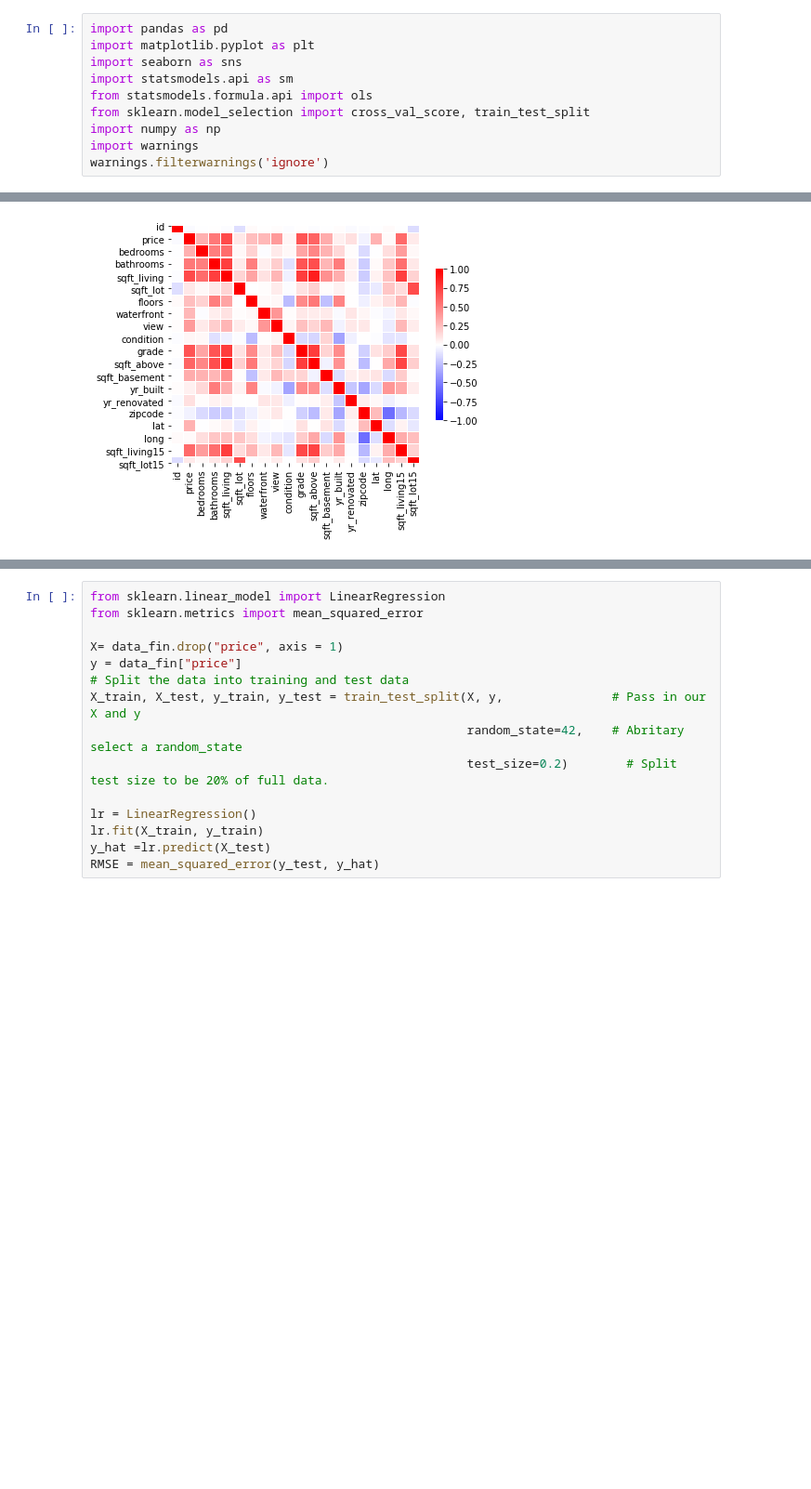
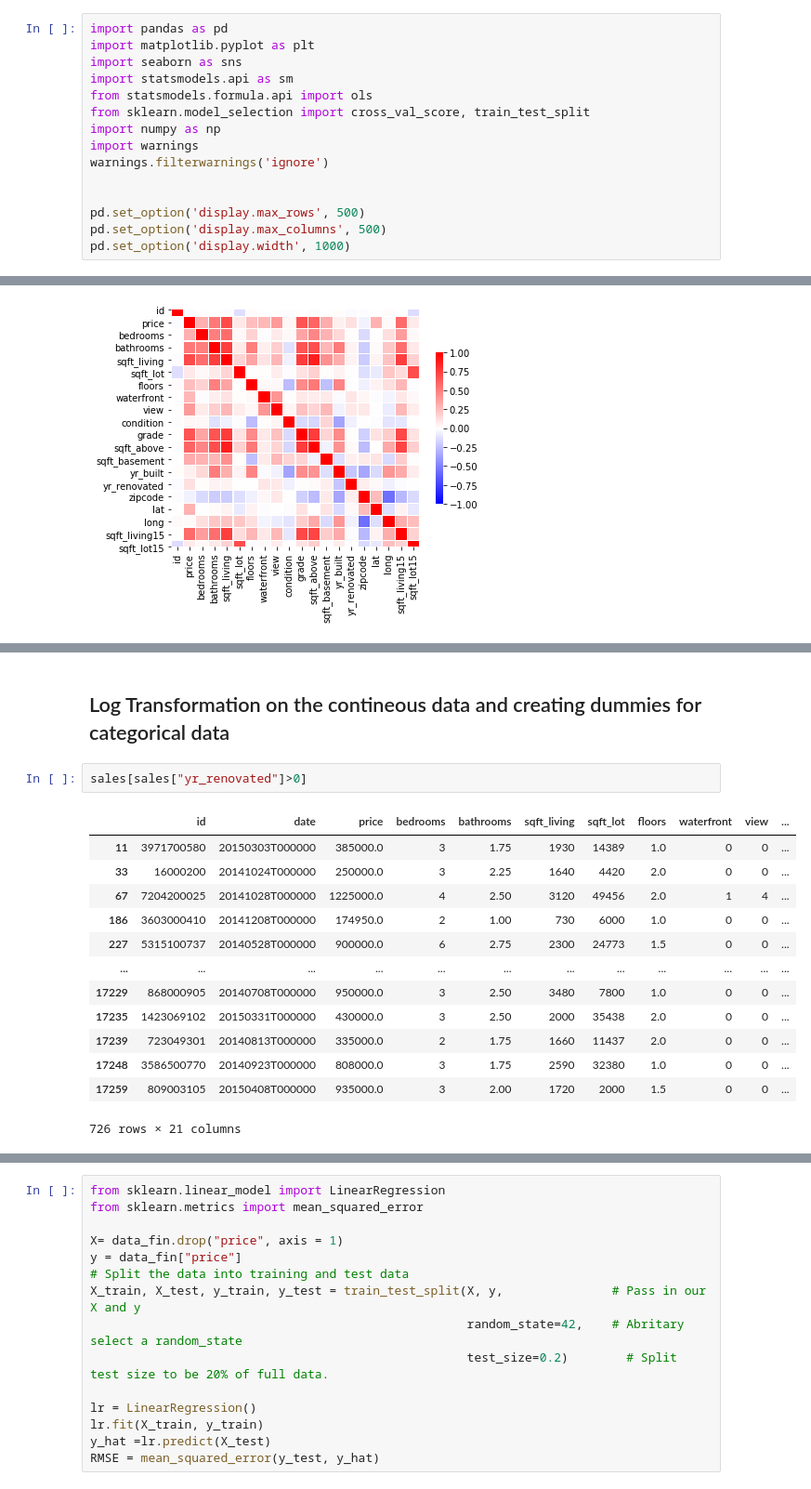
Before and after one commit to dorjeys3/King_County_Real_Estate, a Jupyter notebook: Book 2.ipynb, the cells around one changed output, grey strips where cells are left out. Shown: that part at 93% size. Saved outputs shown, nothing was run; the diff lists cells and outputs as text; blank space fills up the shorter version.

```diff
--- a/Book 2.ipynb
+++ b/Book 2.ipynb
@@ -8,6 +8,11 @@ from sklearn.model_selection import cross_val_score, train_test_split
 import numpy as np
 import warnings
 warnings.filterwarnings('ignore')
+
+
+pd.set_option('display.max_rows', 500)
+pd.set_option('display.max_columns', 500)
+pd.set_option('display.width', 1000)
 # %%
 sales = pd.read_csv("kc_house_data_train.csv", index_col = 0)
 holdout = pd.read_csv("kc_house_data_test_features.csv", index_col = 0)
@@ -122,0 +107,18 @@ data_log.hist(figsize  = [6, 6]);
+# %% [markdown]
+## Log Transformation on the contineous data and creating dummies for categorical data
+# %%
+sales[sales["yr_renovated"]>0]
+# %% [output]
+|  | id | date | price | bedrooms | bathrooms | sqft_living | sqft_lot | floors | waterfront | view | ... |
+| 11 | 3971700580 | 20150303T000000 | 385000.0 | 3 | 1.75 | 1930 | 14389 | 1.0 | 0 | 0 | ... |
+| 33 | 16000200 | 20141024T000000 | 250000.0 | 3 | 2.25 | 1640 | 4420 | 2.0 | 0 | 0 | ... |
+| 67 | 7204200025 | 20141028T000000 | 1225000.0 | 4 | 2.50 | 3120 | 49456 | 2.0 | 1 | 4 | ... |
+| 186 | 3603000410 | 20141208T000000 | 174950.0 | 2 | 1.00 | 730 | 6000 | 1.0 | 0 | 0 | ... |
+| 227 | 5315100737 | 20140528T000000 | 900000.0 | 6 | 2.75 | 2300 | 24773 | 1.5 | 0 | 0 | ... |
+| ... | ... | ... | ... | ... | ... | ... | ... | ... | ... | ... | ... |
+| 17229 | 868000905 | 20140708T000000 | 950000.0 | 3 | 2.50 | 3480 | 7800 | 1.0 | 0 | 0 | ... |
+| 17235 | 1423069102 | 20150331T000000 | 430000.0 | 3 | 2.50 | 2000 | 35438 | 2.0 | 0 | 0 | ... |
+| 17239 | 723049301 | 20140813T000000 | 335000.0 | 2 | 1.75 | 1660 | 11437 | 2.0 | 0 | 0 | ... |
+| 17248 | 3586500770 | 20140923T000000 | 808000.0 | 3 | 1.75 | 2590 | 32380 | 1.0 | 0 | 0 | ... |
+| 17259 | 809003105 | 20150408T000000 | 935000.0 | 3 | 2.00 | 1720 | 2000 | 1.5 | 0 | 0 | ... |
+726 rows × 21 columns
```
Also changed, not shown: parts of 22 cells of this notebook, 4 other files.
